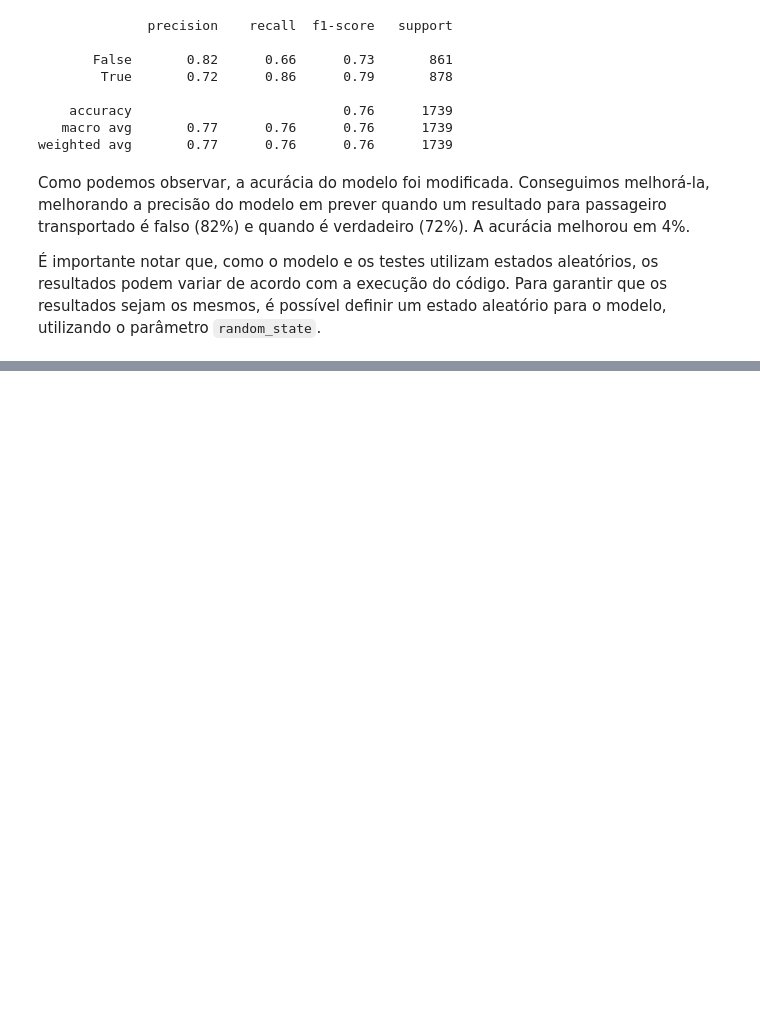
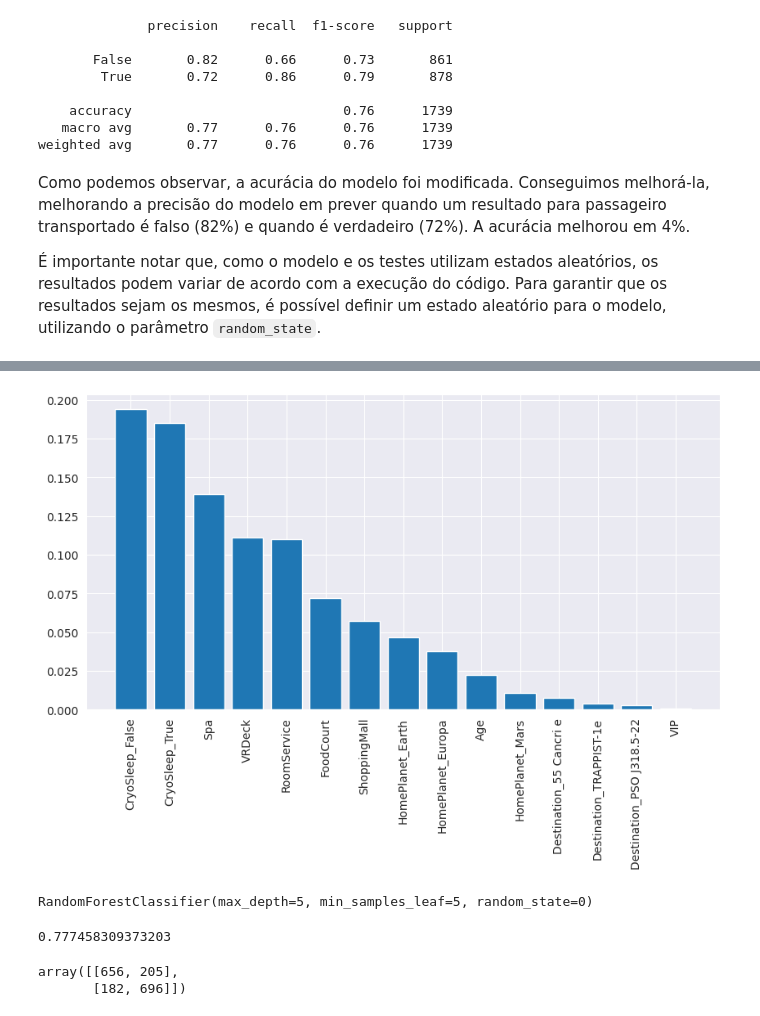
Before and after one commit to thomaschiari/Spaceship-Titanic-Kaggle-Competition, a Jupyter notebook: Spaceship-Titanic.ipynb, the cells around one changed output, grey strips where cells are left out. Cells and saved outputs as stored; diff of their text form; code cells hidden in the pictures; blank space fills up the shorter version.

```diff
--- a/Spaceship-Titanic.ipynb
+++ b/Spaceship-Titanic.ipynb
@@ -369,0 +454,10 @@ Como podemos observar, a acurácia do modelo foi modificada. Conseguimos melhor
+# %%
+try:
+    x_train_ = x_train.drop(['Age', 'VIP'], axis=1)
+    x_test_ = x_test.drop(['Age', 'VIP'], axis=1)
+except:
+    pass
+# %%
+model = RandomForestClassifier(n_estimators=5, max_depth=3, min_samples_leaf=5, random_state=0)
+
+model.fit(x_train_, y_train)
@@ -369,0 +490,4 @@ Como podemos observar, a acurácia do modelo foi modificada. Conseguimos melhor
+# %%
+model = RandomForestClassifier(n_estimators=100, max_depth=5, min_samples_leaf=5, random_state=0)
+
+model.fit(x_train, y_train)
@@ -369,0 +517,3 @@ Como podemos observar, a acurácia do modelo foi modificada. Conseguimos melhor
+# %%
+feature_importances = pd.DataFrame(model.feature_importances_, index = x_train.columns, columns=['importance']).sort_values('importance', ascending=False)
+feature_importances
@@ -369,0 +537,7 @@ Como podemos observar, a acurácia do modelo foi modificada. Conseguimos melhor
+# %%
+plt.figure(figsize=(10, 5))
+plt.bar(feature_importances.index, feature_importances['importance'])
+plt.xticks(rotation=90)
+plt.show()
+# %% [output]
+[figure, added]
@@ -369,0 +550,16 @@ Como podemos observar, a acurácia do modelo foi modificada. Conseguimos melhor
+# %%
+model = RandomForestClassifier(n_estimators=100, max_depth=5, min_samples_leaf=5, random_state=0)
+
+model.fit(x_train_, y_train)
+# %% [output]
+RandomForestClassifier(max_depth=5, min_samples_leaf=5, random_state=0)
+# %%
+y_pred = model.predict(x_test_)
+accuracy_score(y_test, y_pred)
+# %% [output]
+0.777458309373203
+# %%
+confusion_matrix(y_test, y_pred)
+# %% [output]
+array([[656, 205],
+       [182, 696]])
```
Also changed, not shown: parts of 23 cells of this notebook, 1 other file.
